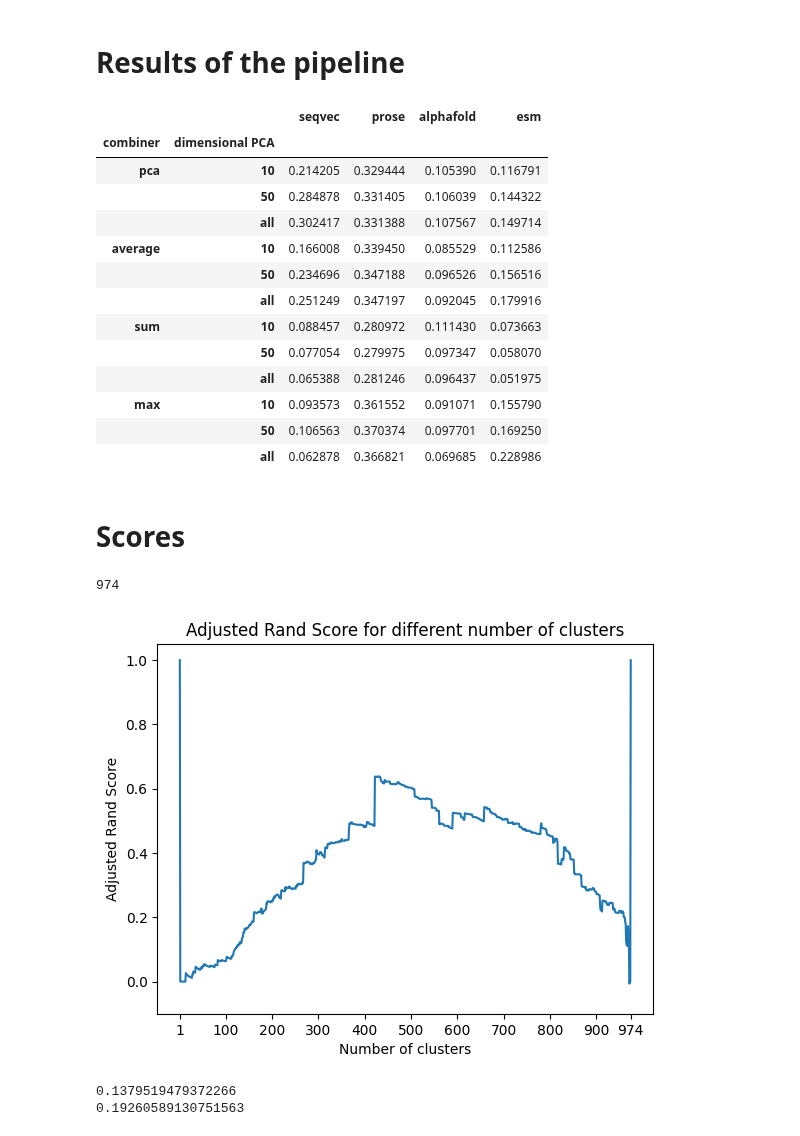
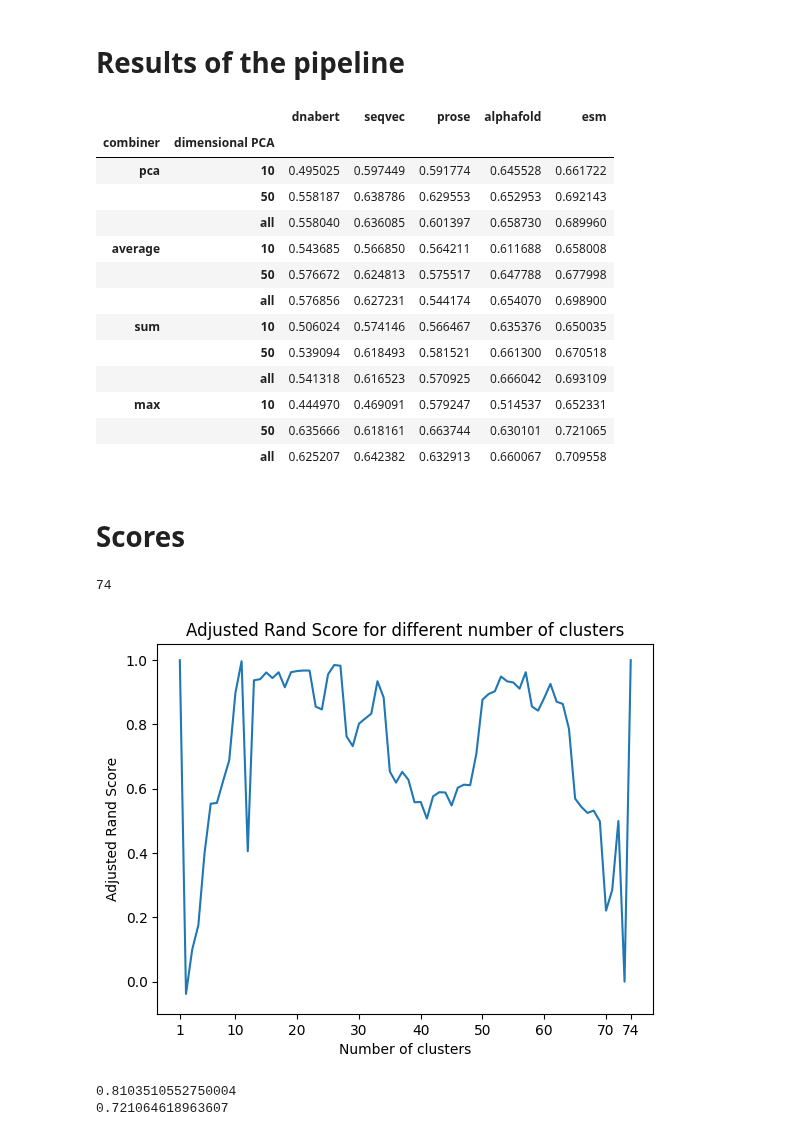
Before and after one commit to matteotolloso/BioEmbedding, a Jupyter notebook: results.ipynb, the cells around one changed output. Cells and saved outputs as stored; diff of their text form; code cells hidden in the pictures.

```diff
--- a/results.ipynb
+++ b/results.ipynb
@@ -9,17 +9,21 @@ from pathlib import Path
 # PATH = "./results/enrichment_results_emoglobina.pkl"
 
 # PATH = "./results/phylogenetic_results_topo.pkl"
-PATH = "./results/enrichment_results_topo.pkl"
+# PATH = "./results/enrichment_results_topo.pkl"
 
 # PATH = "./results/phylogenetic_results_batterio.pkl"
 # PATH = "./results/enrichment_results_batterio.pkl"
+
+# PATH = '/storagenfs/m.tolloso/BioEmbedding/results/phylogenetic_results_covid19.pkl'
+
+PATH = '/storagenfs/m.tolloso/BioEmbedding/results/phylogenetic_results_hemoglobin.pkl'
 
 
 results = pickle.load(open(PATH, "rb"))
 r, best_lst = results2table(
     results,
     embedders= [
-        # "dnabert",
+        "dnabert",
         "seqvec",
         "prose",
         "alphafold",
@@ -41,56 +45,50 @@ r, best_lst = results2table(
 r.to_latex("./latex_output.tex")
 r
 # %% [output]
-|  |  | seqvec | prose | alphafold | esm |
-| combiner | dimensional PCA |  |  |  |  |
-| pca | 10 | 0.214205 | 0.329444 | 0.105390 | 0.116791 |
-|  | 50 | 0.284878 | 0.331405 | 0.106039 | 0.144322 |
-|  | all | 0.302417 | 0.331388 | 0.107567 | 0.149714 |
-| average | 10 | 0.166008 | 0.339450 | 0.085529 | 0.112586 |
-|  | 50 | 0.234696 | 0.347188 | 0.096526 | 0.156516 |
-|  | all | 0.251249 | 0.347197 | 0.092045 | 0.179916 |
-| sum | 10 | 0.088457 | 0.280972 | 0.111430 | 0.073663 |
-|  | 50 | 0.077054 | 0.279975 | 0.097347 | 0.058070 |
-|  | all | 0.065388 | 0.281246 | 0.096437 | 0.051975 |
-| max | 10 | 0.093573 | 0.361552 | 0.091071 | 0.155790 |
-|  | 50 | 0.106563 | 0.370374 | 0.097701 | 0.169250 |
-|  | all | 0.062878 | 0.366821 | 0.069685 | 0.228986 |
+|  |  | dnabert | seqvec | prose | alphafold | esm |
+| combiner | dimensional PCA |  |  |  |  |  |
+| pca | 10 | 0.495025 | 0.597449 | 0.591774 | 0.645528 | 0.661722 |
+|  | 50 | 0.558187 | 0.638786 | 0.629553 | 0.652953 | 0.692143 |
+|  | all | 0.558040 | 0.636085 | 0.601397 | 0.658730 | 0.689960 |
+| average | 10 | 0.543685 | 0.566850 | 0.564211 | 0.611688 | 0.658008 |
+|  | 50 | 0.576672 | 0.624813 | 0.575517 | 0.647788 | 0.677998 |
+|  | all | 0.576856 | 0.627231 | 0.544174 | 0.654070 | 0.698900 |
+| sum | 10 | 0.506024 | 0.574146 | 0.566467 | 0.635376 | 0.650035 |
+|  | 50 | 0.539094 | 0.618493 | 0.581521 | 0.661300 | 0.670518 |
+|  | all | 0.541318 | 0.616523 | 0.570925 | 0.666042 | 0.693109 |
+| max | 10 | 0.444970 | 0.469091 | 0.579247 | 0.514537 | 0.652331 |
+|  | 50 | 0.635666 | 0.618161 | 0.663744 | 0.630101 | 0.721065 |
+|  | all | 0.625207 | 0.642382 | 0.632913 | 0.660067 | 0.709558 |
 # %% [markdown]
 # Scores
 # %%
 # reverse the list, since the first element represent each point in its own cluster
 best_lst = best_lst[::-1]
 # %%
-# do not plot the first and last CUT elements
-
 import matplotlib.pyplot as plt
 import numpy as np
-
-# add 1 to to the beginning and the end of the best_list
-best_lst.insert(0, 1)
-best_lst.append(1)
 
 
 plt.xlabel("Number of clusters")
 plt.ylabel("Adjusted Rand Score")
 plt.title("Adjusted Rand Score for different number of clusters")
 
 plt.ylim(-0.1, 1.05)
 
 X = [i for i in range(1, len(best_lst) + 1)]
 print(len(best_lst))
 
-plt.xticks([i for i in range(0, len(best_lst)+1, 100)][1:] + [1] + [len(best_lst)])
+plt.xticks([i for i in range(0, len(best_lst)+1, 10)][1:] + [1] + [len(best_lst)])
 
 
 plt.plot(X, best_lst)
 plt.savefig(Path(PATH).stem + '.eps')
 # %% [output]
-974
+74
-[figure, old version]
+[figure, new version]
 # %%
 print(np.median(best_lst))
 print(np.mean(best_lst))
 # %% [output]
-0.1379519479372266
-0.19260589130751563
+0.8103510552750004
+0.721064618963607
```
Also changed, not shown: 5 other files.
